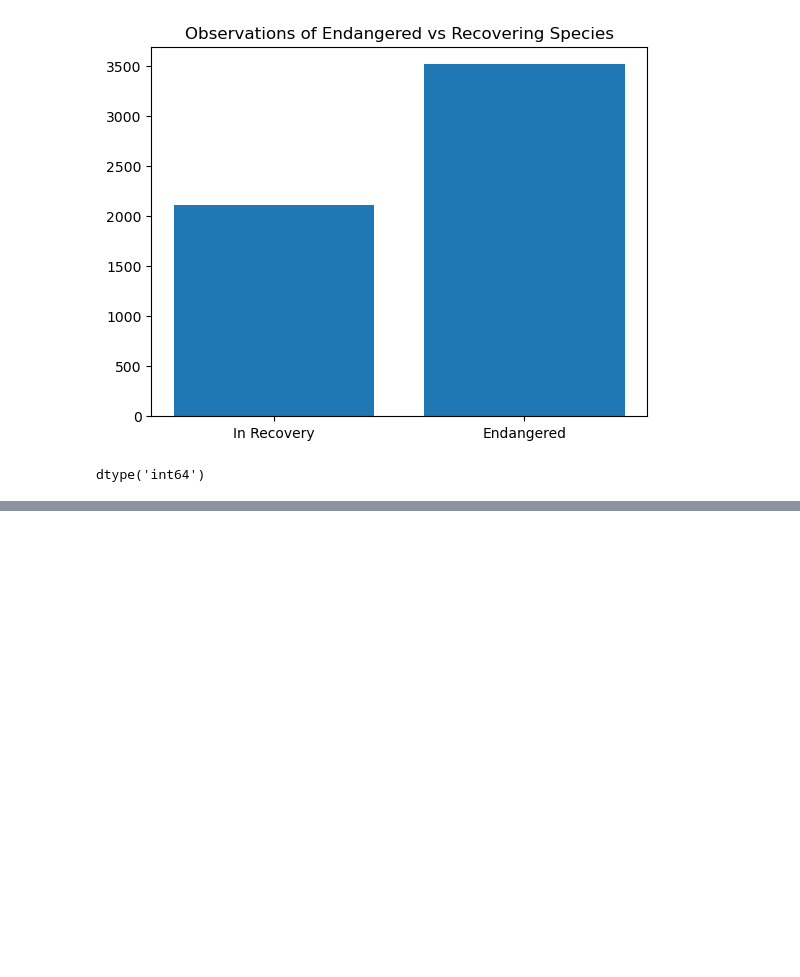
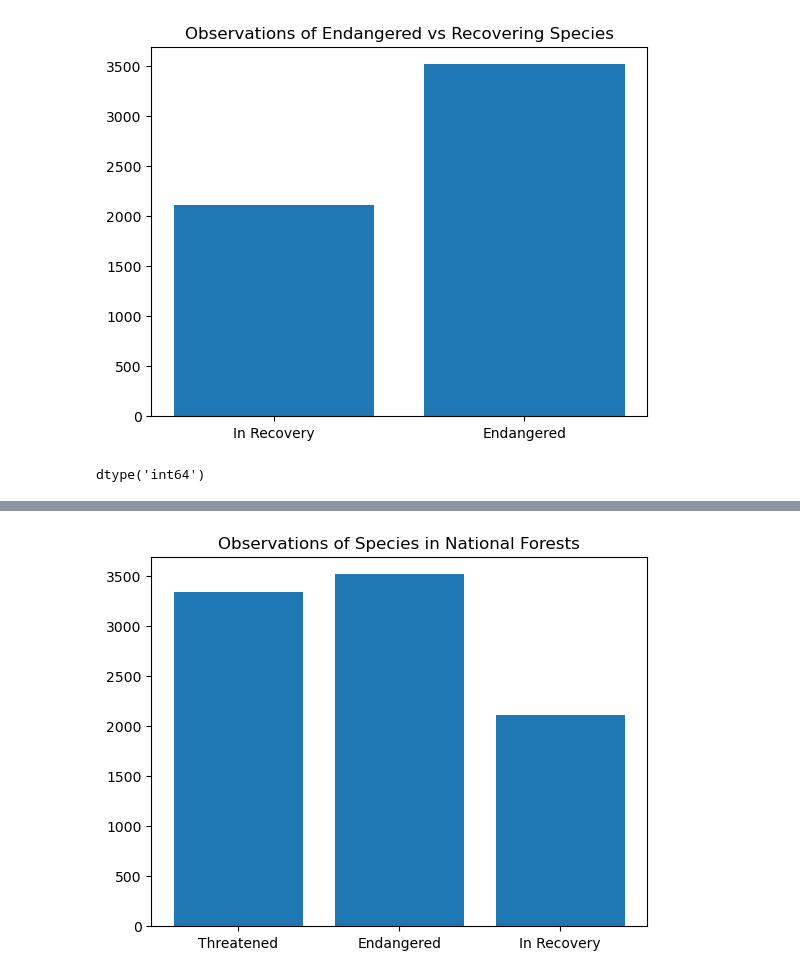
Before and after one commit to MrShade138/Biodiversity-Project, a Jupyter notebook: biodiversity.ipynb, the cells around one changed output, grey strips where cells are left out. Saved outputs shown, nothing was run; the diff lists cells and outputs as text; code cells hidden in the pictures; blank space fills up the shorter version.

```diff
--- a/biodiversity.ipynb
+++ b/biodiversity.ipynb
@@ -102,0 +120,10 @@ dtype('int64')
+# %%
+counts3= [threatened_counts, endangered_counts, inrecovery_counts]
+ax= plt.subplot()
+plt.bar(range(len(counts3)), counts3 )
+plt.title('Observations of Species in National Forests')
+ax.set_xticks(range(len(counts3)))
+ax.set_xticklabels(['Threatened', "Endangered",'In Recovery'])
+plt.show()
+# %% [output]
+[figure, added]
```
Also changed, not shown: parts of 14 cells of this notebook.
